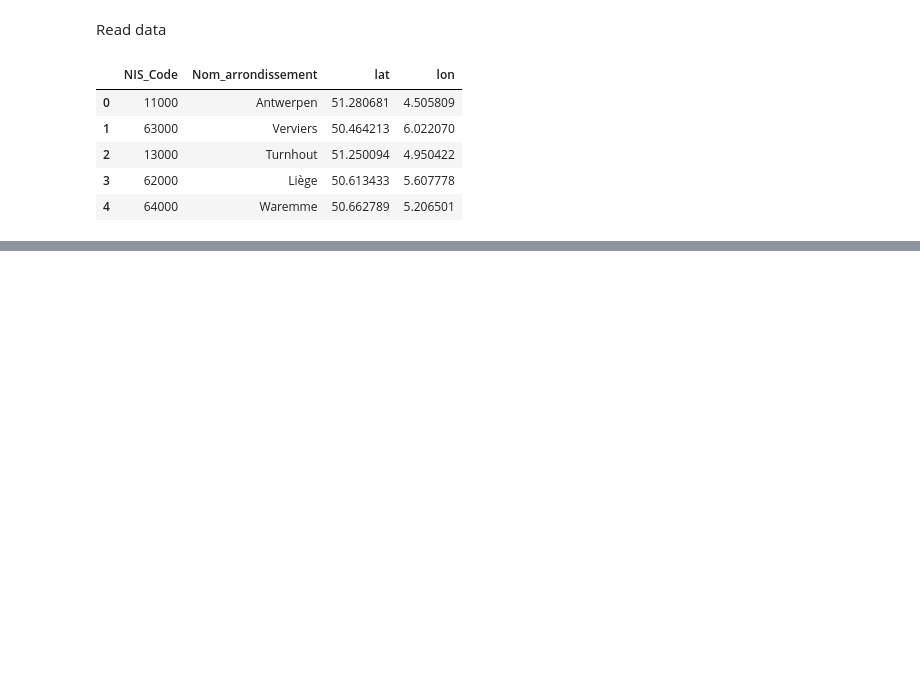
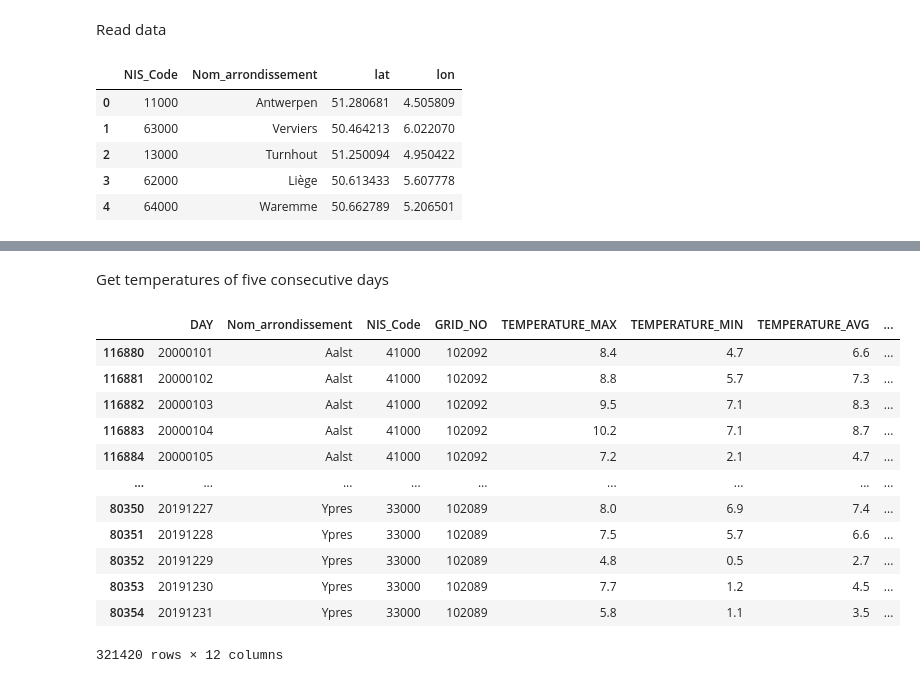
Before and after one commit to mariobecerra/mda_project, a Jupyter notebook: code/01_weekly_temperature_belgium.ipynb, the cells around one changed output, grey strips where cells are left out. Cells and saved outputs as stored; diff of their text form; code cells hidden in the pictures; blank space fills up the shorter version.

```diff
--- a/code/01_weekly_temperature_belgium.ipynb
+++ b/code/01_weekly_temperature_belgium.ipynb
@@ -53,0 +186,31 @@ temperature_data.head(5)
+# %% [markdown]
+Get temperatures of five consecutive days
+# %%
+
+temp_lead_1 = arron_temp_data.groupby(['Nom_arrondissement', 'NIS_Code'])['TEMPERATURE_MAX'].shift(-1)
+
+temp_lead_2 = arron_temp_data.groupby(['Nom_arrondissement', 'NIS_Code'])['TEMPERATURE_MAX'].shift(-2)
+
+temp_lead_3 = arron_temp_data.groupby(['Nom_arrondissement', 'NIS_Code'])['TEMPERATURE_MAX'].shift(-3)
+
+temp_lead_4 = arron_temp_data.groupby(['Nom_arrondissement', 'NIS_Code'])['TEMPERATURE_MAX'].shift(-4)
+# %%
+arron_temp_data['temp_lead_1'] = temp_lead_1
+arron_temp_data['temp_lead_2'] = temp_lead_2
+arron_temp_data['temp_lead_3'] = temp_lead_3
+arron_temp_data['temp_lead_4'] = temp_lead_4
+arron_temp_data
+# %% [output]
+|  | DAY | Nom_arrondissement | NIS_Code | GRID_NO | TEMPERATURE_MAX | TEMPERATURE_MIN | TEMPERATURE_AVG | ... |
+| 116880 | 20000101 | Aalst | 41000 | 102092 | 8.4 | 4.7 | 6.6 | ... |
+| 116881 | 20000102 | Aalst | 41000 | 102092 | 8.8 | 5.7 | 7.3 | ... |
+| 116882 | 20000103 | Aalst | 41000 | 102092 | 9.5 | 7.1 | 8.3 | ... |
+| 116883 | 20000104 | Aalst | 41000 | 102092 | 10.2 | 7.1 | 8.7 | ... |
+| 116884 | 20000105 | Aalst | 41000 | 102092 | 7.2 | 2.1 | 4.7 | ... |
+| ... | ... | ... | ... | ... | ... | ... | ... | ... |
+| 80350 | 20191227 | Ypres | 33000 | 102089 | 8.0 | 6.9 | 7.4 | ... |
+| 80351 | 20191228 | Ypres | 33000 | 102089 | 7.5 | 5.7 | 6.6 | ... |
+| 80352 | 20191229 | Ypres | 33000 | 102089 | 4.8 | 0.5 | 2.7 | ... |
+| 80353 | 20191230 | Ypres | 33000 | 102089 | 7.7 | 1.2 | 4.5 | ... |
+| 80354 | 20191231 | Ypres | 33000 | 102089 | 5.8 | 1.1 | 3.5 | ... |
+321420 rows × 12 columns
```
Also changed, not shown: parts of 26 cells of this notebook.
